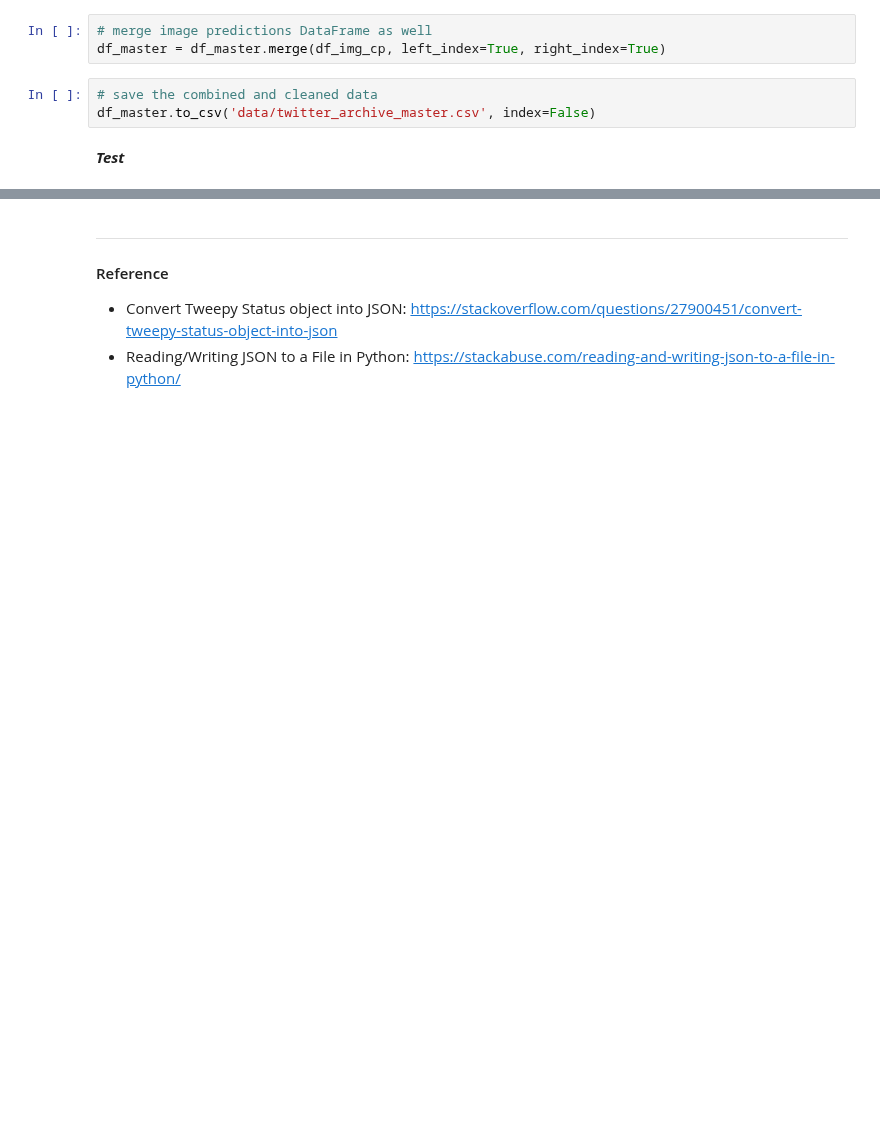
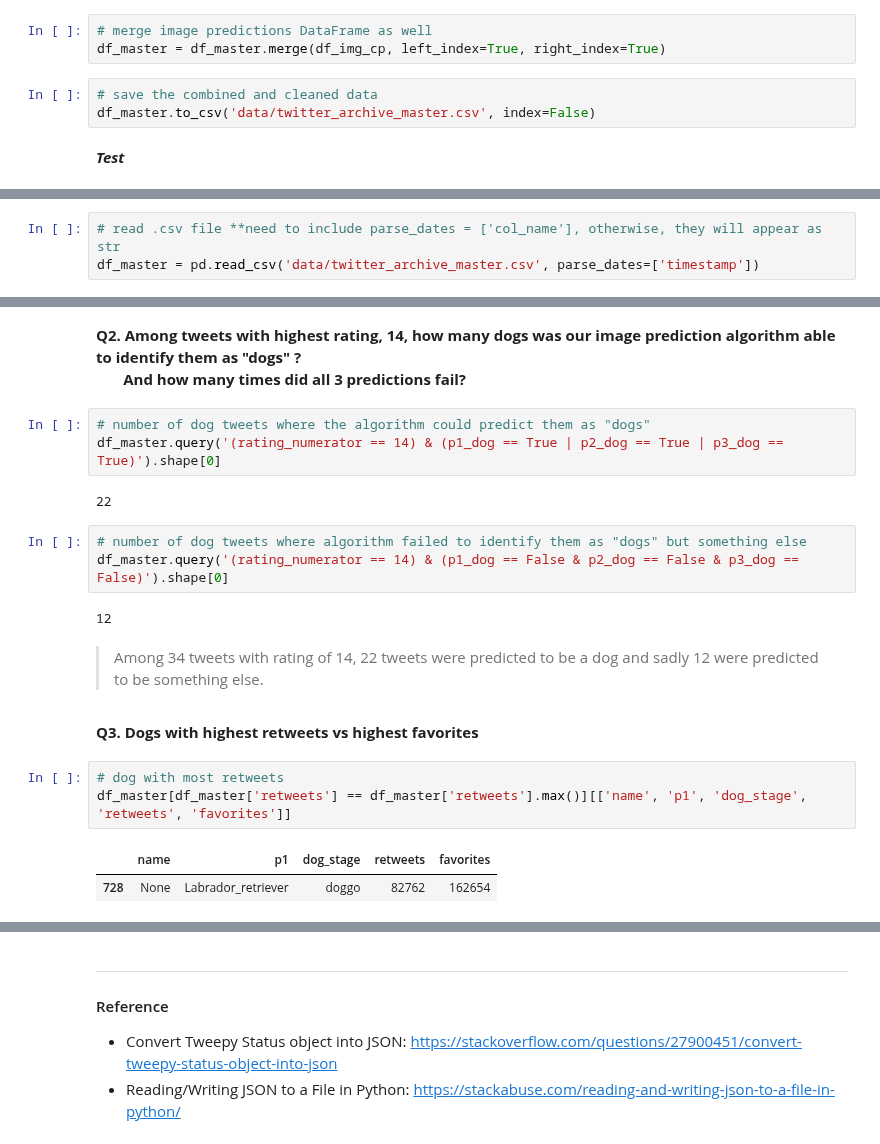
Before and after one commit to Steve-Choi/DAND, a Jupyter notebook: Wrangle-and-Analyze-Data/wrangle_act.ipynb, the cells around one changed output, grey strips where cells are left out. Cells and saved outputs as stored; diff of their text form; blank space fills up the shorter version.

Commit message:
Started analyzing the master data and completed three questions

```diff
--- a/Wrangle-and-Analyze-Data/wrangle_act.ipynb
+++ b/Wrangle-and-Analyze-Data/wrangle_act.ipynb
@@ -771,0 +764,3 @@ df_master.shape
+# %%
+# read .csv file **need to include parse_dates = ['col_name'], otherwise, they will appear as str
+df_master = pd.read_csv('data/twitter_archive_master.csv', parse_dates=['timestamp'])
@@ -771,0 +802,22 @@ df_master.shape
+# %% [markdown]
+**Q2. Among tweets with highest rating, 14, how many dogs was our image prediction algorithm able to identify them as "dogs" ?<br /> &nbsp; &nbsp; &nbsp; &nbsp;And how many times did all 3 predictions fail?**
+# %%
+# number of dog tweets where the algorithm could predict them as "dogs"
+df_master.query('(rating_numerator == 14) & (p1_dog == True | p2_dog == True | p3_dog == True)').shape[0]
+# %% [output]
+22
+# %%
+# number of dog tweets where algorithm failed to identify them as "dogs" but something else
+df_master.query('(rating_numerator == 14) & (p1_dog == False & p2_dog == False & p3_dog == False)').shape[0]
+# %% [output]
+12
+# %% [markdown]
+> Among 34 tweets with rating of 14, 22 tweets were predicted to be a dog and sadly 12 were predicted to be something else.
+# %% [markdown]
+**Q3. Dogs with highest retweets vs highest favorites**
+# %%
+# dog with most retweets
+df_master[df_master['retweets'] == df_master['retweets'].max()][['name', 'p1', 'dog_stage', 'retweets', 'favorites']]
+# %% [output]
+|  | name | p1 | dog_stage | retweets | favorites |
+| 728 | None | Labrador_retriever | doggo | 82762 | 162654 |
```
Also changed, not shown: parts of 23 cells of this notebook, 1 other file.
